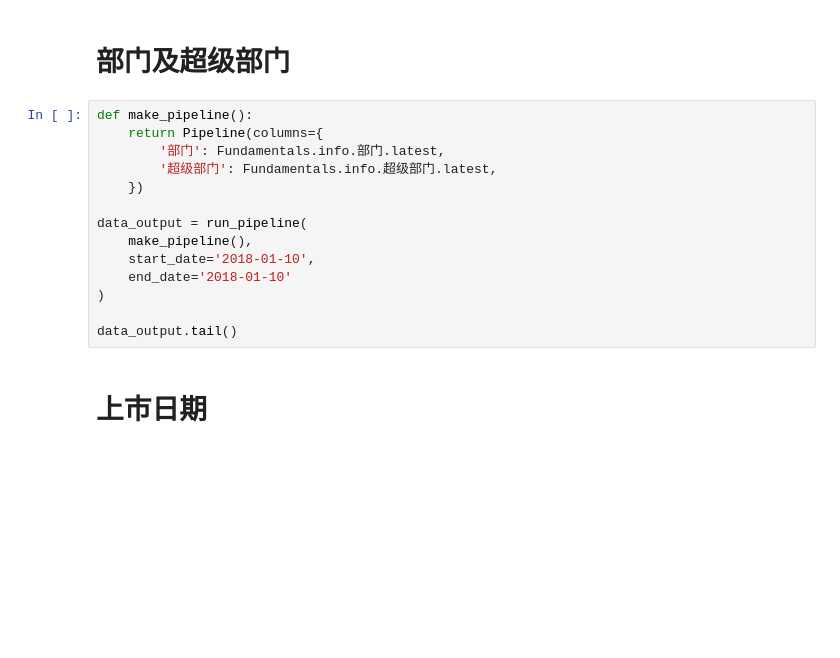
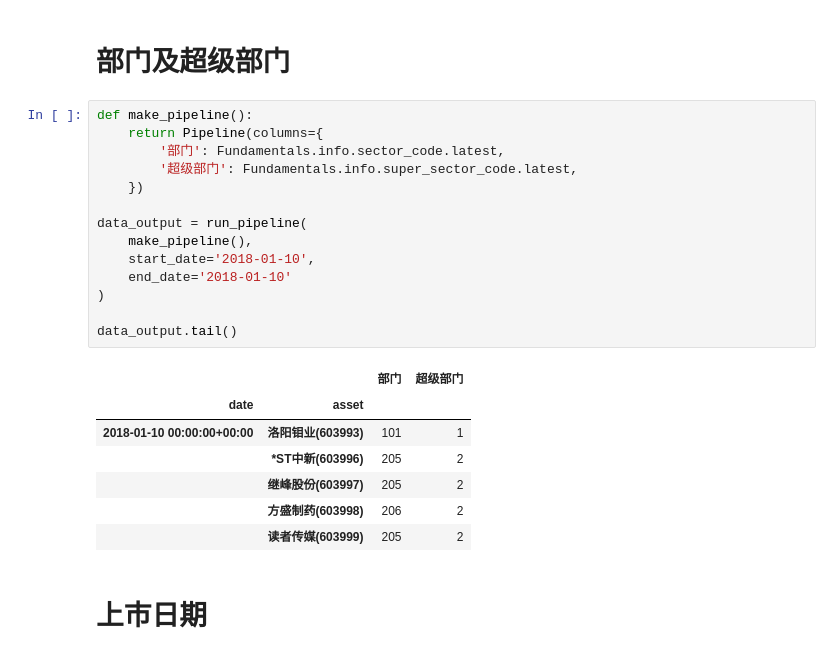
Before and after one commit to liudengfeng/zipline_doc, a Jupyter notebook: usage/pipeline/Fundamentals/01_股票静态信息.ipynb, the cells around one changed output. Saved outputs shown, nothing was run; the diff lists cells and outputs as text; blank space fills up the shorter version.

```diff
--- a/usage/pipeline/Fundamentals/01_股票静态信息.ipynb
+++ b/usage/pipeline/Fundamentals/01_股票静态信息.ipynb
@@ -29,17 +35,25 @@ data_output.tail()
 # %%
 def make_pipeline():
     return Pipeline(columns={
-        '部门': Fundamentals.info.部门.latest,
-        '超级部门': Fundamentals.info.超级部门.latest,
+        '部门': Fundamentals.info.sector_code.latest,
+        '超级部门': Fundamentals.info.super_sector_code.latest,
     })
 
 data_output = run_pipeline(
     make_pipeline(),
     start_date='2018-01-10',
     end_date='2018-01-10'
 )
 
 data_output.tail()
+# %% [output]
+|  |  | 部门 | 超级部门 |
+| date | asset |  |  |
+| 2018-01-10 00:00:00+00:00 | 洛阳钼业(603993) | 101 | 1 |
+|  | *ST中新(603996) | 205 | 2 |
+|  | 继峰股份(603997) | 205 | 2 |
+|  | 方盛制药(603998) | 206 | 2 |
+|  | 读者传媒(603999) | 205 | 2 |
 # %% [markdown]
 # 上市日期
 # %%
```
Also changed, not shown: parts of 12 cells of this notebook, 1 other file.
